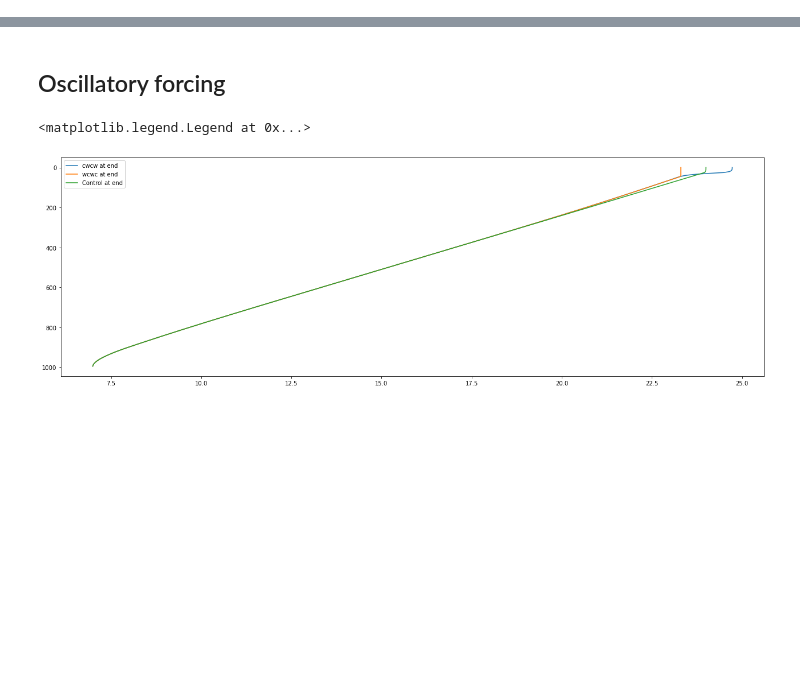
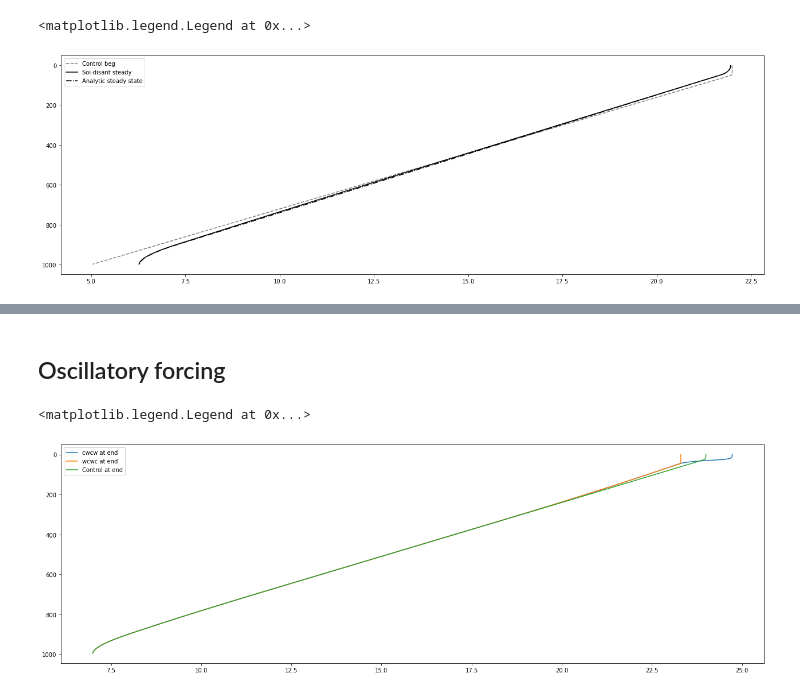
Before and after one commit to mpudig/HonoursThesis, a Jupyter notebook: one_dim_model.ipynb, the cells around one changed output, grey strips where cells are left out. Cells and saved outputs as stored; diff of their text form; code cells hidden in the pictures; blank space fills up the shorter version.

```diff
--- a/one_dim_model.ipynb
+++ b/one_dim_model.ipynb
@@ -34,0 +43,11 @@ z_base = 1000
+# %%
+# Initial condition: constant in mixing layer, linearly stratified elsewhere
+
+def initial_condition(z_t):
+    mixing_index = (np.abs(z_t - z_m)).argmin() # Index in z_t exactly dz/2 m above z_m.
+    mixing_layer = T_0 * np.ones(mixing_index + 1)
+    z_t = z_t[mixing_index + 1:]
+    thermocline = ((T_0 - T_b) * z_t - (T_0 * z_b - T_b * z_m)) / (z_m - z_b)
+    return np.concatenate((mixing_layer, thermocline), axis = None)
+
+T_i = initial_condition(z_t)
@@ -157,9 +216,7 @@ def model(dt, dz, kappa, gamma, z_mix, years, T_initial, Q, T0):
 # %%
-%%time
-
 # Control
 
-years = 50
+years = 300
 days = dt / 86400
 N = int(years * 360 / days)
 t = np.linspace(0.0, years * 360, N + 1)
@@ -168,9 +225,5 @@ t = np.linspace(0.0, years * 360, N + 1)
 
 Q = np.zeros(int(years * 360 / days) + 1)
 T0 = np.zeros(int(years * 360 / days) + 1)
-gamma_year = 1
-gamma = 1 / (gamma_year * 365 * 86400)
-mu_year = 100
-mu = 1 / (mu_year * 365 * 86400)
 
-control_expt = model(dt, dz, kappa, gamma, z_mix, years, steady, Q, T0)
+control_expt = model(dt, dz, z_m, z_d, z_b, kappa, gamma, T_i, Q, T0, years)
@@ -180,3 +230,15 @@ Wall time: 2.62 s
+# %%
+plt.figure(figsize=(22,7))
+
+plt.plot(T_i, z_t, label='Control beg', color = 'gray', linestyle = '--')
+plt.plot(control_expt[:,-1], z_t, label='Soi-disant steady', color = 'k')
+plt.plot(steady, z_t, label='Analytic steady state', color = 'k', linestyle = '-.')
+
+plt.gca().invert_yaxis()
+plt.legend()
+# %% [output]
+<matplotlib.legend.Legend at 0x...>
+[figure, added]
 # %%
 ### Run experiment
 
```
Also changed, not shown: parts of 14 cells of this notebook, 12 other files.
